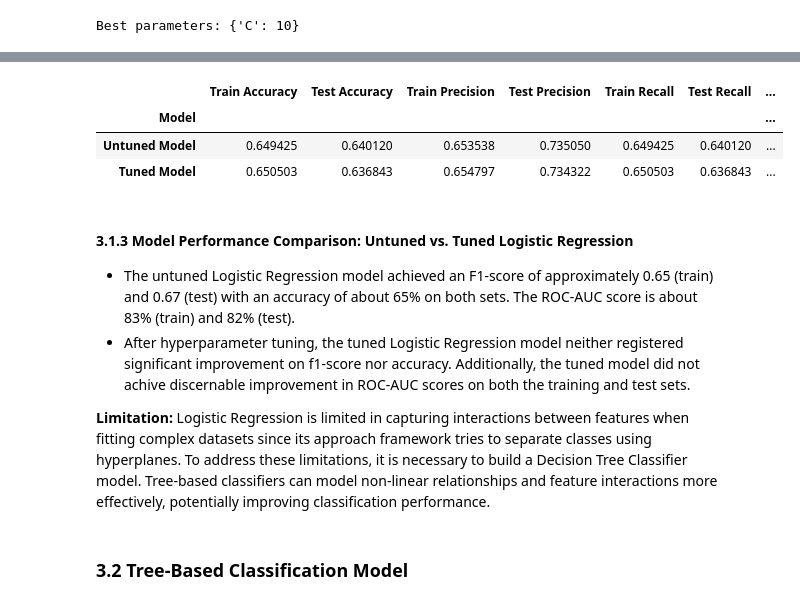
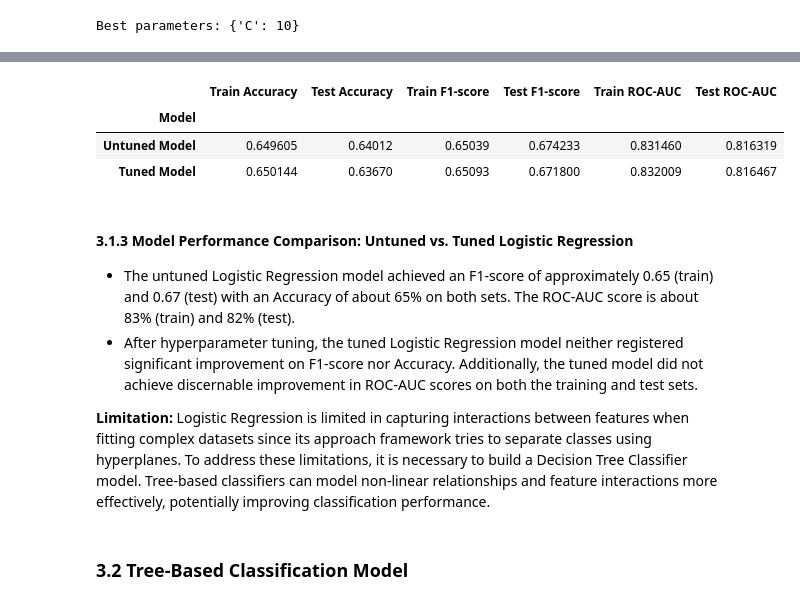
Before and after one commit to mwakad/supervised-ml-classifiers-for-predicting-water-wells-condition, a Jupyter notebook: index.ipynb, the cells around one changed output, grey strips where cells are left out. Saved outputs shown, nothing was run; the diff lists cells and outputs as text; code cells hidden in the pictures.

```diff
--- a/index.ipynb
+++ b/index.ipynb
@@ -743,62 +762,44 @@ plt.show()
 # %%
 # Evaluate performance on train and test set for untuned logistic regression model
 acc_train = accuracy_score(y_train_balanced, y_pred_train)
-prec_train = precision_score(y_train_balanced, y_pred_train, average='weighted')
-rec_train = recall_score(y_train_balanced, y_pred_train, average='weighted')
 f1_train = f1_score(y_train_balanced, y_pred_train, average='weighted')
 roc_auc_train = roc_auc_score(y_train_balanced, y_proba_train, multi_class='ovr')
 
 acc_test = accuracy_score(y_test_enc, y_pred_test)
-prec_test = precision_score(y_test_enc, y_pred_test, average='weighted')
-rec_test = recall_score(y_test_enc, y_pred_test, average='weighted')
 f1_test = f1_score(y_test_enc, y_pred_test, average='weighted')
 roc_auc_test = roc_auc_score(y_test_enc, y_proba_test, multi_class='ovr')
 
 # Evaluate performance on train and test set for tuned logistic regression model
-gs_train_preds = y_pred_gs_train
-gs_train_proba = y_proba_gs_train
-gs_test_preds = y_pred_gs
-gs_test_proba = y_proba_gs
+acc_gs_train = accuracy_score(y_train_balanced, y_pred_gs_train)
+f1_gs_train = f1_score(y_train_balanced, y_pred_gs_train, average='weighted')
+roc_auc_gs_train = roc_auc_score(y_train_balanced, y_proba_gs_train, multi_class='ovr')
 
-acc_gs_train = accuracy_score(y_train_balanced, gs_train_preds)
-prec_gs_train = precision_score(y_train_balanced, gs_train_preds, average='weighted')
-rec_gs_train = recall_score(y_train_balanced, gs_train_preds, average='weighted')
-f1_gs_train = f1_score(y_train_balanced, gs_train_preds, average='weighted')
-roc_auc_gs_train = roc_auc_score(y_train_balanced, gs_train_proba, multi_class='ovr')
-
-acc_gs = accuracy_score(y_test_enc, gs_test_preds)
-prec_gs = precision_score(y_test_enc, gs_test_preds, average='weighted')
-rec_gs = recall_score(y_test_enc, gs_test_preds, average='weighted')
-f1_gs = f1_score(y_test_enc, gs_test_preds, average='weighted')
-roc_auc_gs = roc_auc_score(y_test_enc, gs_test_proba, multi_class='ovr')
+acc_gs = accuracy_score(y_test_enc, y_pred_gs)
+f1_gs = f1_score(y_test_enc, y_pred_gs, average='weighted')
+roc_auc_gs = roc_auc_score(y_test_enc, y_proba_gs, multi_class='ovr')
 
 # Create a DataFrame with metrics for both untuned and tuned Logistic Regression
 metrics_df = pd.DataFrame({
     'Model': ['Untuned Model', 'Tuned Model'],
     'Train Accuracy': [acc_train, acc_gs_train],
     'Test Accuracy': [acc_test, acc_gs],
-    'Train Precision': [prec_train, prec_gs_train],
-    'Test Precision': [prec_test, prec_gs],
-    'Train Recall': [rec_train, rec_gs_train],
-    'Test Recall': [rec_test, rec_gs],
     'Train F1-score': [f1_train, f1_gs_train],
     'Test F1-score': [f1_test, f1_gs],
     'Train ROC-AUC': [roc_auc_train, roc_auc_gs_train],
     'Test ROC-AUC': [roc_auc_test, roc_auc_gs]
 })
 
 metrics_df.set_index('Model', inplace=True)
 metrics_df
 # %% [output]
-|  | Train Accuracy | Test Accuracy | Train Precision | Test Precision | Train Recall | Test Recall | ... |
-| Model |  |  |  |  |  |  | ... |
-| Untuned Model | 0.649425 | 0.640120 | 0.653538 | 0.735050 | 0.649425 | 0.640120 | ... |
-| Tuned Model | 0.650503 | 0.636843 | 0.654797 | 0.734322 | 0.650503 | 0.636843 | ... |
+|  | Train Accuracy | Test Accuracy | Train F1-score | Test F1-score | Train ROC-AUC | Test ROC-AUC |
+| Model |  |  |  |  |  |  |
+| Untuned Model | 0.649605 | 0.64012 | 0.65039 | 0.674233 | 0.831460 | 0.816319 |
+| Tuned Model | 0.650144 | 0.63670 | 0.65093 | 0.671800 | 0.832009 | 0.816467 |
 # %% [markdown]
 #### 3.1.3 Model Performance Comparison: Untuned vs. Tuned Logistic Regression
-
-- The untuned Logistic Regression model achieved an F1-score of approximately 0.65 (train) and 0.67 (test) with an accuracy of about 65% on both sets. The ROC-AUC score is about 83% (train) and 82% (test).
-- After hyperparameter tuning, the tuned Logistic Regression model neither registered significant improvement on f1-score nor accuracy. Additionally, the tuned model did not achive discernable improvement in ROC-AUC scores on both the training and test sets.
+- The untuned Logistic Regression model achieved an F1-score of approximately 0.65 (train) and 0.67 (test) with an Accuracy of about 65% on both sets. The ROC-AUC score is about 83% (train) and 82% (test).
+- After hyperparameter tuning, the tuned Logistic Regression model neither registered significant improvement on F1-score nor Accuracy. Additionally, the tuned model did not achieve discernable improvement in ROC-AUC scores on both the training and test sets.
 
 **Limitation:** Logistic Regression is limited in capturing interactions between features when fitting complex datasets since its approach framework tries to separate classes using hyperplanes. To address these limitations, it is necessary to build a Decision Tree Classifier model. Tree-based classifiers can model non-linear relationships and feature interactions more effectively, potentially improving classification performance.
 # %% [markdown]
```
Also changed, not shown: parts of 13 cells of this notebook.
